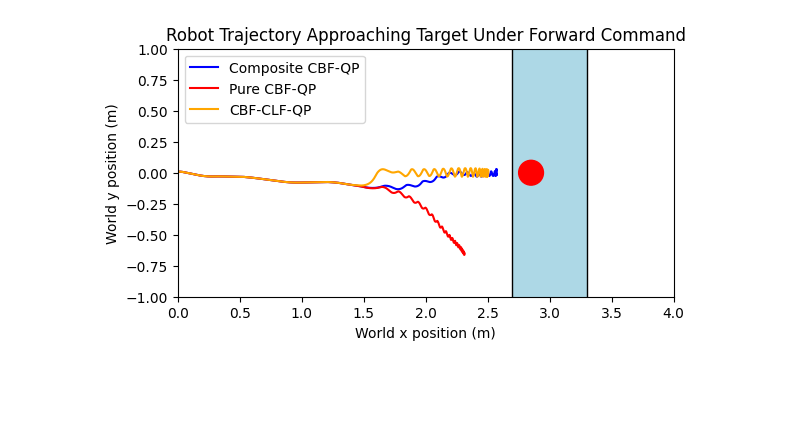
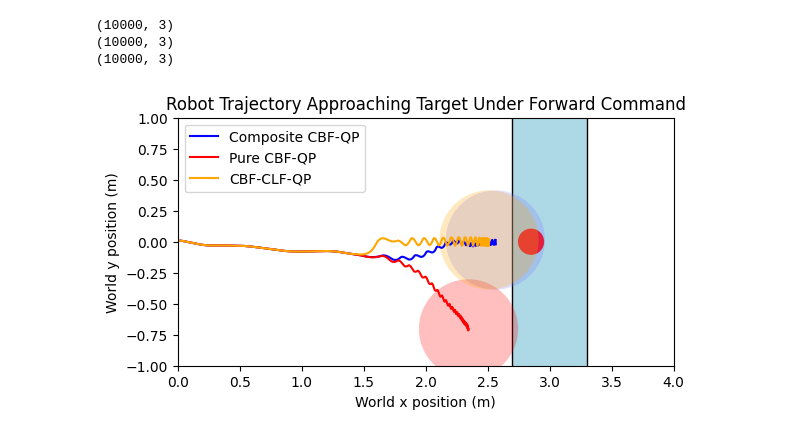
Before and after one commit to famsvip/Robot-Navigation-Collision-Avoidance-, a Jupyter notebook: data/plotting.ipynb, the cells around one changed output. Drawn from its saved outputs; the diff is of its cells as text; code cells hidden in the pictures; blank space fills up the shorter version.

Commit message:
Updated data

```diff
--- a/data/plotting.ipynb
+++ b/data/plotting.ipynb
@@ -8,31 +8,46 @@ from matplotlib.patches import Rectangle, Circle
 os.chdir('/home/kaseng/warehouse/data/')
 # %%
 # Load data
-comp_trial_1 = np.load("./composite_trial_1.npy")
+comp_trial_1 = np.load("./composite_trial_2.npy")
 separate_trial_1 = np.load("./separate_trial_1.npy") # closer to pure CBF, will redo
-separate_trial_2 = np.load("./separate_trial_2.npy")
-separate_trial_3 = np.load("./separate_trial_3.npy")
+separate_trial_3 = np.load("./separate_trial_3.npy") # most tuned for balance
+
+print(comp_trial_1.shape)
+print(separate_trial_1.shape)
+print(separate_trial_3.shape)
+# %% [output]
+(10000, 3)
+(10000, 3)
+(10000, 3)
 # %%
+data_threshold = 10000
+
 fig, ax = plt.subplots()
 
 rect = Rectangle((2.7, -1.8), width=0.6, height=3.6,
                  edgecolor='black', facecolor='lightblue')
-circle = Circle((2.85, 0.0), radius=0.1, edgecolor="red", facecolor="red")
+circle_target = Circle((2.85, 0.0), radius=0.1, edgecolor="red", facecolor="red")
+circle_composite = Circle((comp_trial_1[data_threshold-1, :2]), radius=0.4, facecolor=(0.5,0.5,1.0,0.25))
+circle_separate_1 = Circle((separate_trial_1[data_threshold-1,:2]), radius=0.4, facecolor=(1, 0, 0, 0.25))
+circle_separate_3 = Circle((separate_trial_3[data_threshold-1,:2]), radius=0.4, facecolor=(1.0,0.65,0,0.25))
 ax.add_patch(rect)
-ax.add_patch(circle)
+ax.add_patch(circle_target)
+ax.add_patch(circle_composite)
+ax.add_patch(circle_separate_1)
+ax.add_patch(circle_separate_3)
 
-ax.plot(comp_trial_1[:8000,0], comp_trial_1[:8000,1], color="b", label="Composite CBF-QP")
-ax.plot(separate_trial_1[:8000,0], separate_trial_1[:8000,1], color="r", label="Pure CBF-QP")
-ax.plot(separate_trial_3[:8000,0], separate_trial_3[:8000,1], color=(1.0,0.65,0), label="CBF-CLF-QP")
+ax.plot(comp_trial_1[:data_threshold,0], comp_trial_1[:data_threshold,1], color="b", label="Composite CBF-QP")
+ax.plot(separate_trial_1[:data_threshold,0], separate_trial_1[:data_threshold,1], color="r", label="Pure CBF-QP")
+ax.plot(separate_trial_3[:data_threshold,0], separate_trial_3[:data_threshold,1], color=(1.0,0.65,0), label="CBF-CLF-QP")
 
 ax.set_xlim(0, 4)
 ax.set_ylim(-1, 1)
 ax.set_aspect('equal')
 plt.grid(False)
 plt.title('Robot Trajectory Approaching Target Under Forward Command')
 plt.xlabel("World x position (m)")
 plt.ylabel("World y position (m)")
 plt.legend()
 plt.show()
 # %% [output]
-[figure, old version]
+[figure, new version]
```
Also changed, not shown: 3 other files.
